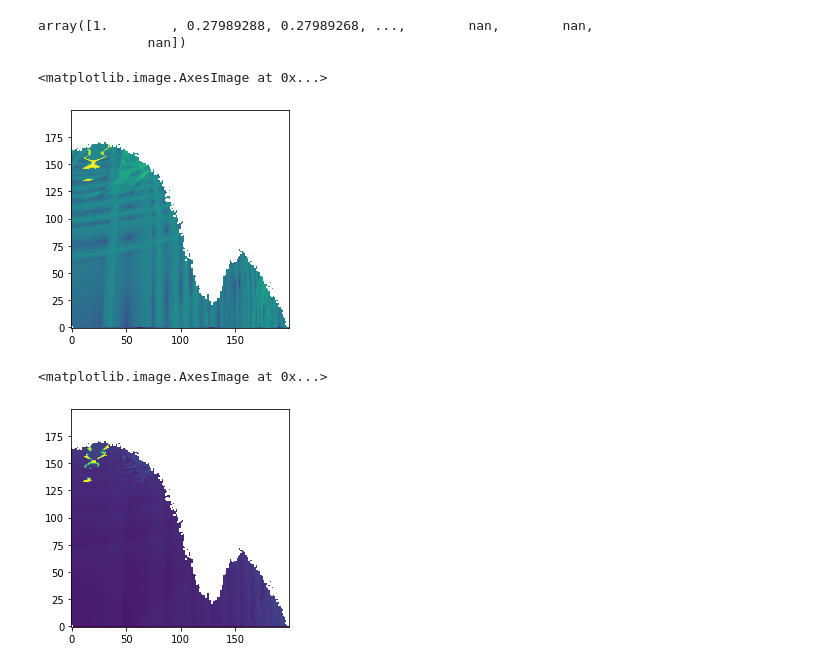
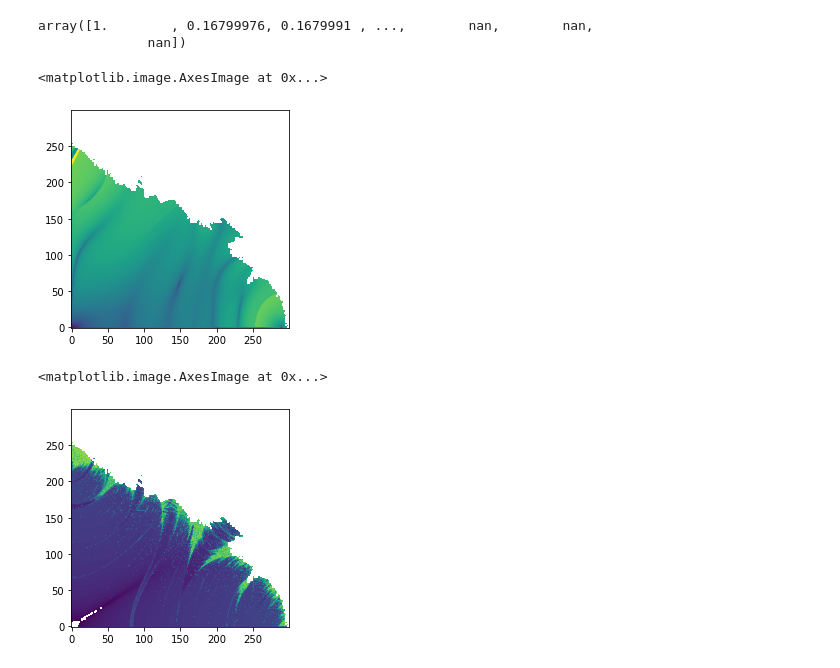
Before and after one commit to carlidel/tangent_map, a Jupyter notebook: 220914_focused_analysis/5_tune.ipynb, the cells around one changed output. Drawn from its saved outputs; the diff is of its cells as text; code cells hidden in the pictures.

```diff
--- a/220914_focused_analysis/5_tune.ipynb
+++ b/220914_focused_analysis/5_tune.ipynb
@@ -10,11 +10,11 @@ sys.path.insert(0, '/home/HPC/camontan/turchetti_paper/')
 
 from clustering_scripts import *
 # %%
-f = h5py.File(f"/home/HPC/camontan/turchetti_paper/output/focused_scan/focused_scan_analysis_type_tune_tune.h5", "r")
+f = h5py.File(f"/home/HPC/camontan/turchetti_paper/output/focused_scan/scan_168_201_epsilon_0d0_mu_0d0_analysis_type_tune_default_tune.h5", "r")
 # %%
 f['0']['5000']['tune_x_birkhoff'][:]
 # %% [output]
-array([1.        , 0.27989288, 0.27989268, ...,        nan,        nan,
+array([1.        , 0.16799976, 0.1679991 , ...,        nan,        nan,
               nan])
 # %%
 data = np.sqrt(
@@ -22,9 +22,9 @@ data = np.sqrt(
     (f['0']['5000']['tune_y_birkhoff'][:] - f['5000']['10000']['tune_y_birkhoff'][:])**2
 )
 # %%
-plt.imshow(np.log10(data).reshape(200,200), origin='lower', cmap='viridis')
+plt.imshow(np.log10(data).reshape(300,300), origin='lower', cmap='viridis')
 # %% [output]
 <matplotlib.image.AxesImage at 0x...>
-[figure, old version]
+[figure, new version]
 # %%
 data = np.sqrt(
@@ -33,6 +33,6 @@ data = np.sqrt(
 )
 # %%
-plt.imshow(np.log10(data).reshape(200,200), origin='lower', cmap='viridis')
+plt.imshow(np.log10(data).reshape(300,300), origin='lower', cmap='viridis')
 # %% [output]
 <matplotlib.image.AxesImage at 0x...>
-[figure, old version]
+[figure, new version]
```
Also changed, not shown: parts of 1 cell of this notebook, 8 other files.
